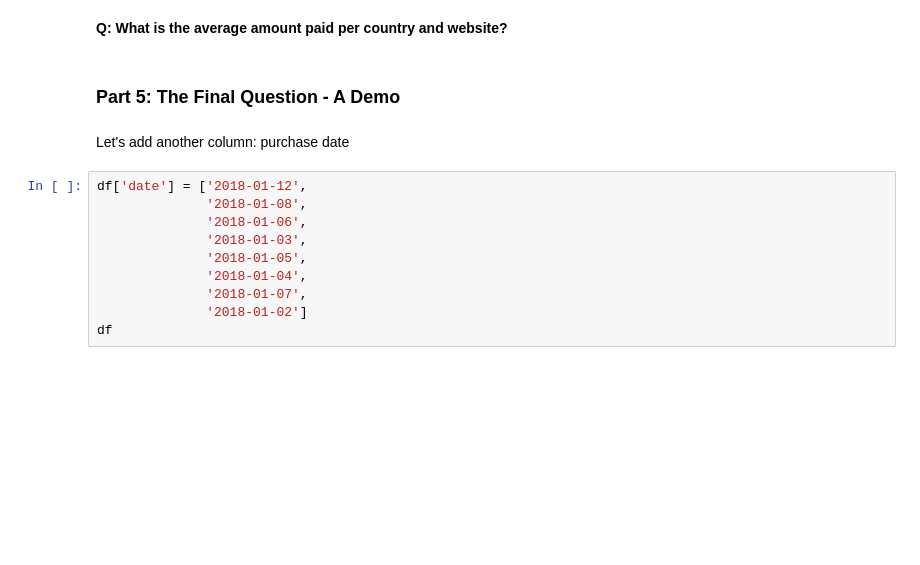
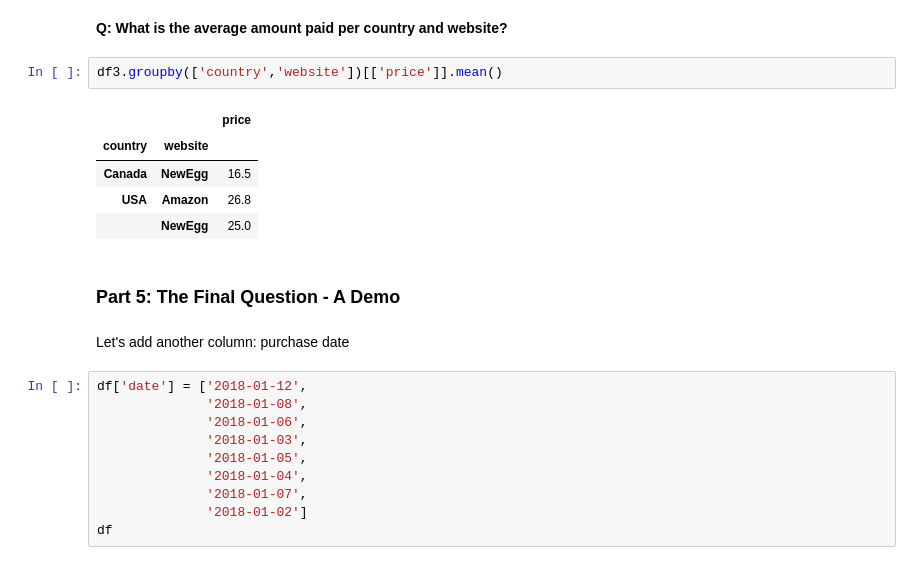
Before and after one commit to Jssippi/dsp, a Jupyter notebook: lessons/pandas_intro/pandas-exercise.ipynb, the cells around one changed output. Drawn from its saved outputs; the diff is of its cells as text; blank space fills up the shorter version.

```diff
--- a/lessons/pandas_intro/pandas-exercise.ipynb
+++ b/lessons/pandas_intro/pandas-exercise.ipynb
@@ -144,5 +186,13 @@ pd.merge(df, df2, on='userid')
 # %% [markdown]
 **Q: What is the average amount paid per country and website?**
+# %%
+df3.groupby(['country','website'])[['price']].mean()
+# %% [output]
+|  |  | price |
+| country | website |  |
+| Canada | NewEgg | 16.5 |
+| USA | Amazon | 26.8 |
+|  | NewEgg | 25.0 |
 # %% [markdown]
 ### Part 5: The Final Question - A Demo
 # %% [markdown]
```
Also changed, not shown: parts of 30 cells of this notebook.
